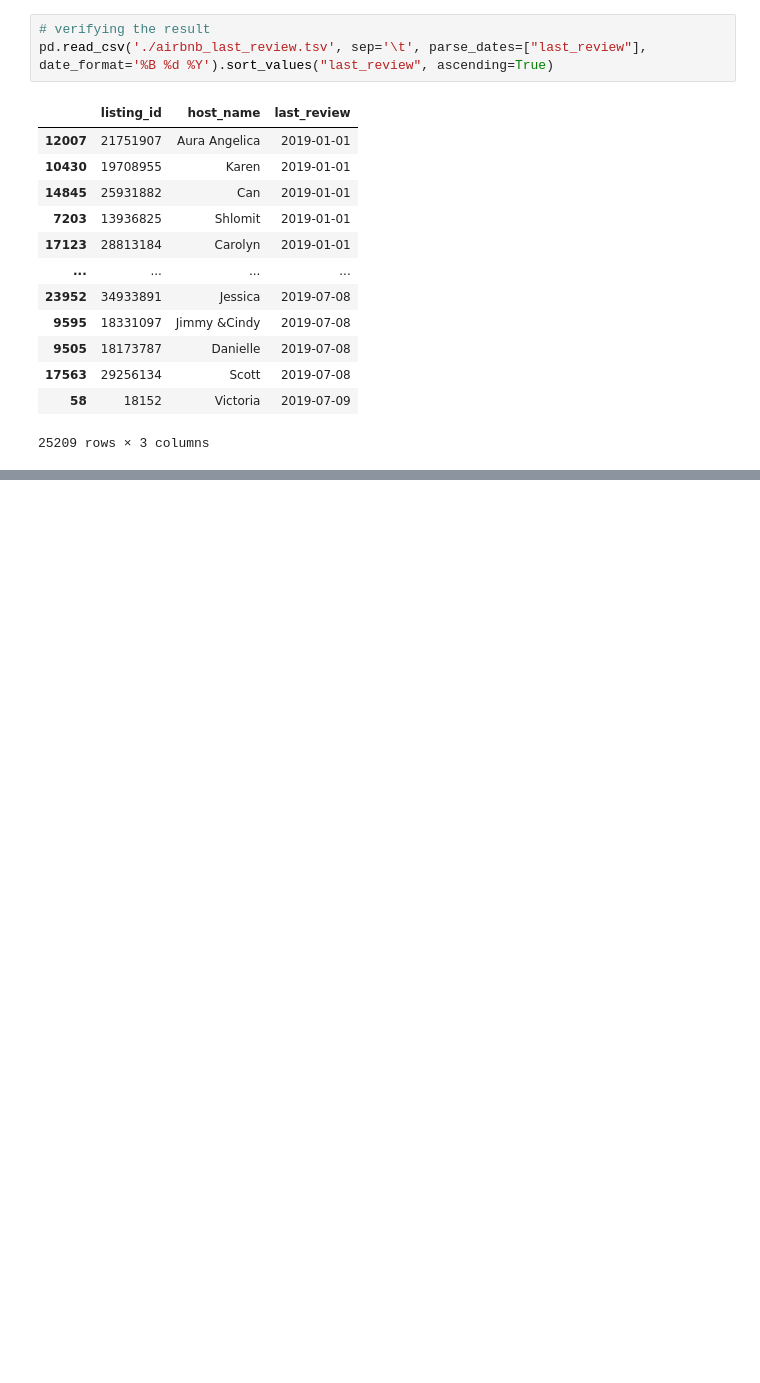
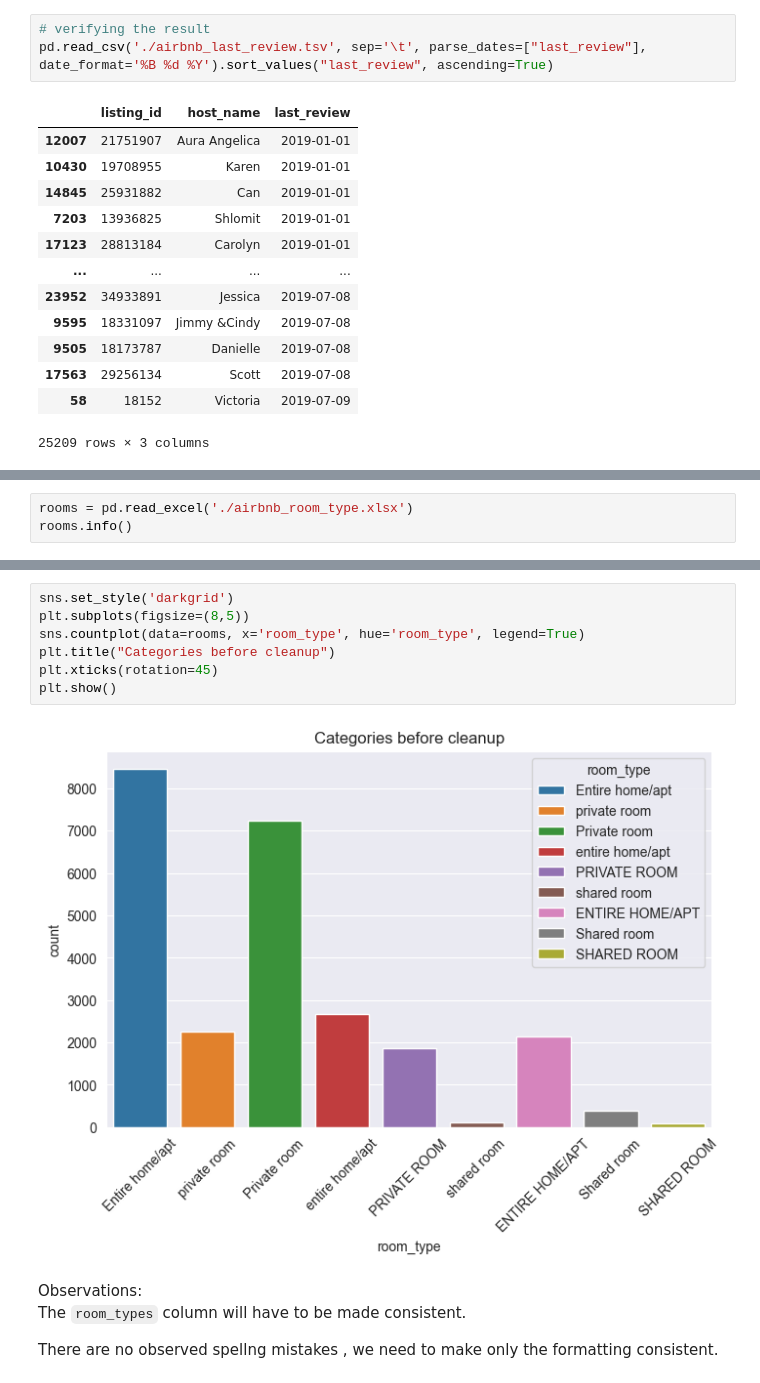
Before and after one commit to abhijeet-bhambere/learner-projects, a Jupyter notebook: airbnb_trends_eda.ipynb, the cells around one changed output, grey strips where cells are left out. Saved outputs shown, nothing was run; the diff lists cells and outputs as text; blank space fills up the shorter version.

```diff
--- a/airbnb_trends_eda.ipynb
+++ b/airbnb_trends_eda.ipynb
@@ -90,0 +110,3 @@ pd.read_csv('./airbnb_last_review.tsv', sep='\t', parse_dates=["last_review"], d
+# %%
+rooms = pd.read_excel('./airbnb_room_type.xlsx')
+rooms.info()
@@ -90,0 +150,14 @@ pd.read_csv('./airbnb_last_review.tsv', sep='\t', parse_dates=["last_review"], d
+# %%
+sns.set_style('darkgrid')
+plt.subplots(figsize=(8,5))
+sns.countplot(data=rooms, x='room_type', hue='room_type', legend=True)
+plt.title("Categories before cleanup")
+plt.xticks(rotation=45)
+plt.show()
+# %% [output]
+[figure, added]
+# %% [markdown]
+Observations:<br>
+The `room_types` column will have to be made consistent.
+
+There are no observed spellng mistakes , we need to make only the formatting consistent.
```
Also changed, not shown: parts of 35 cells of this notebook.
